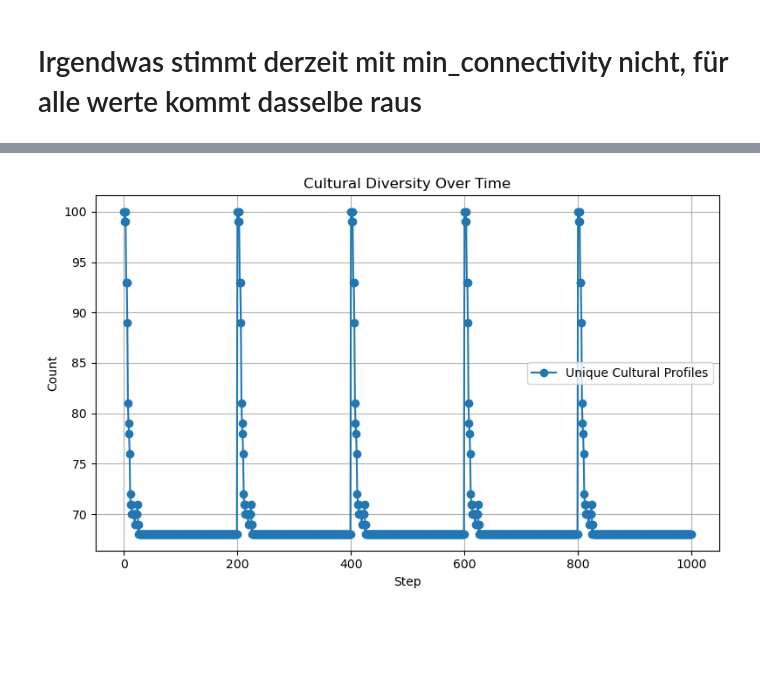
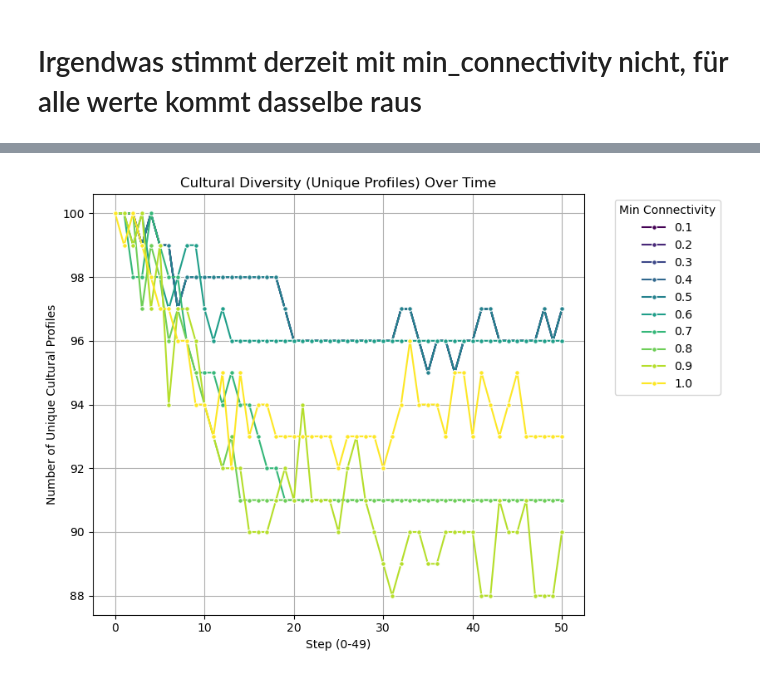
Before and after one commit to DanielSchipfer/Group-Project-CMSS, a Jupyter notebook: project_model.ipynb, the cells around one changed output, grey strips where cells are left out. Drawn from its saved outputs; the diff is of its cells as text; code cells hidden in the pictures; blank space fills up the shorter version.

```diff
--- a/project_model.ipynb
+++ b/project_model.ipynb
@@ -8,16 +6,19 @@ import numpy as np
 from model import CulturalModel
 import pandas as pd
 # %%
-min_connectivity = [0.1, 0.2, 0.3, 0.4, 0.5, 0.6, 0.7, 0.8]
+min_connectivity = [0.1, 0.2, 0.3, 0.4, 0.5, 0.6, 0.7, 0.8, 0.9, 1.0]
 all_runs_data = []
+
 for mc_value in min_connectivity:
     model = CulturalModel(
         width=10,
         height=10,
         min_connectivity=mc_value,
         use_distance=True,
-        difference_threshhold=0.3,
-        seed=42)
+        difference_threshhold=0.4, # the higher the lower the interaction prob
+        seed=42
+    )
+
     for _ in range(50):
         model.step()
     run_data = model.datacollector.get_model_vars_dataframe()
@@ -148,16 +205,34 @@ IndexError: index 2 is out of bounds for axis 0 with size 2
 # %%
-#tracking the number of unique cultural profiles over time
-plt.figure(figsize=(8, 5))
-plt.plot(final_combined_data["UniqueProfiles"], marker='o', label="Unique Cultural Profiles")
-plt.xlabel("Step")
-plt.ylabel("Count")
-plt.title("Cultural Diversity Over Time")
+import matplotlib.pyplot as plt
+import seaborn as sns
+import pandas as pd # Ensure pandas is imported
+
+
+# --- Corrected Plotting Code ---
+plt.figure(figsize=(10, 6)) # Adjusted figure size for better legend placement
+
+# Using seaborn for easier plotting of multiple lines based on a category
+sns.lineplot(
+    data=final_combined_data,
+    x="Step",
+    y="UniqueProfiles",
+    hue="min_connectivity",
+    palette="viridis", # Or any other palette you like
+    legend="full",
+    marker='o', # Optional: add markers
+    markersize=4  # Optional: adjust marker size
+)
+
+plt.xlabel("Step (0-49)")
+plt.ylabel("Number of Unique Cultural Profiles")
+plt.title("Cultural Diversity (Unique Profiles) Over Time")
 plt.grid(True)
-plt.legend()
-plt.tight_layout()
+# plt.ylim(bottom=0) # Optional: ensure y-axis starts at 0
+plt.legend(title="Min Connectivity", bbox_to_anchor=(1.05, 1), loc='upper left') # Adjust legend position
+plt.tight_layout(rect=[0, 0, 0.85, 1]) # Adjust layout to make space for legend if bbox_to_anchor is used
 plt.show()
 # %% [output]
-[figure, old version]
+[figure, new version]
 # %%
 from collections import Counter
 
```
Also changed, not shown: parts of 9 cells of this notebook, 2 other files.
